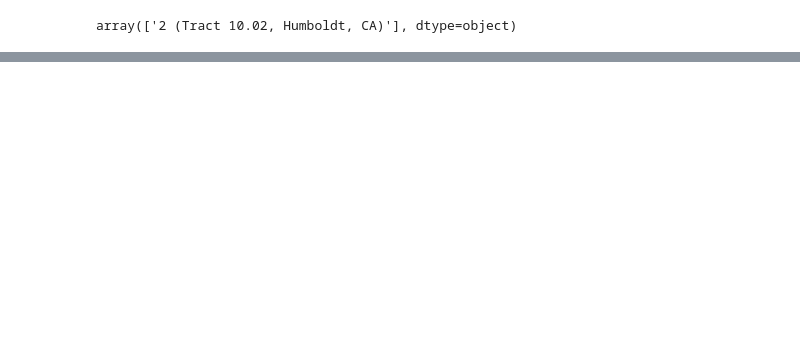
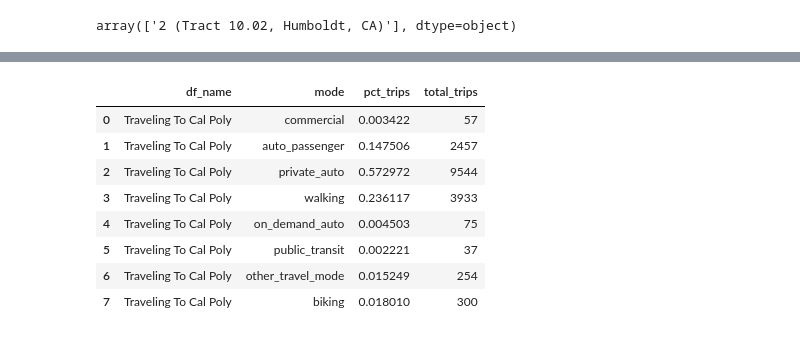
Before and after one commit to cal-itp/big-data-geoanalytics, a Jupyter notebook: replica/transit_od_analysis/big_data_od_analysis.ipynb, the cells around one changed output, grey strips where cells are left out. Drawn from its saved outputs; the diff is of its cells as text; code cells hidden in the pictures; blank space fills up the shorter version.

```diff
--- a/replica/transit_od_analysis/big_data_od_analysis.ipynb
+++ b/replica/transit_od_analysis/big_data_od_analysis.ipynb
@@ -244,0 +326,12 @@ return_score_summary(df_list)
+# %%
+get_mode_split(to_cp)
+# %% [output]
+|  | df_name | mode | pct_trips | total_trips |
+| 0 | Traveling To Cal Poly | commercial | 0.003422 | 57 |
+| 1 | Traveling To Cal Poly | auto_passenger | 0.147506 | 2457 |
+| 2 | Traveling To Cal Poly | private_auto | 0.572972 | 9544 |
+| 3 | Traveling To Cal Poly | walking | 0.236117 | 3933 |
+| 4 | Traveling To Cal Poly | on_demand_auto | 0.004503 | 75 |
+| 5 | Traveling To Cal Poly | public_transit | 0.002221 | 37 |
+| 6 | Traveling To Cal Poly | other_travel_mode | 0.015249 | 254 |
+| 7 | Traveling To Cal Poly | biking | 0.018010 | 300 |
```
Also changed, not shown: parts of 18 cells of this notebook.
